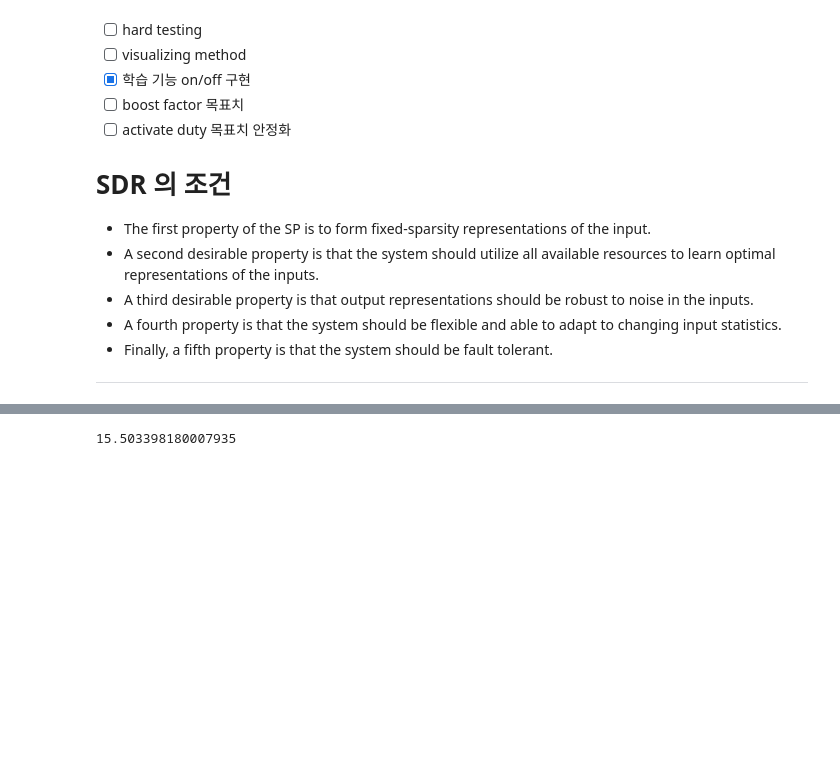
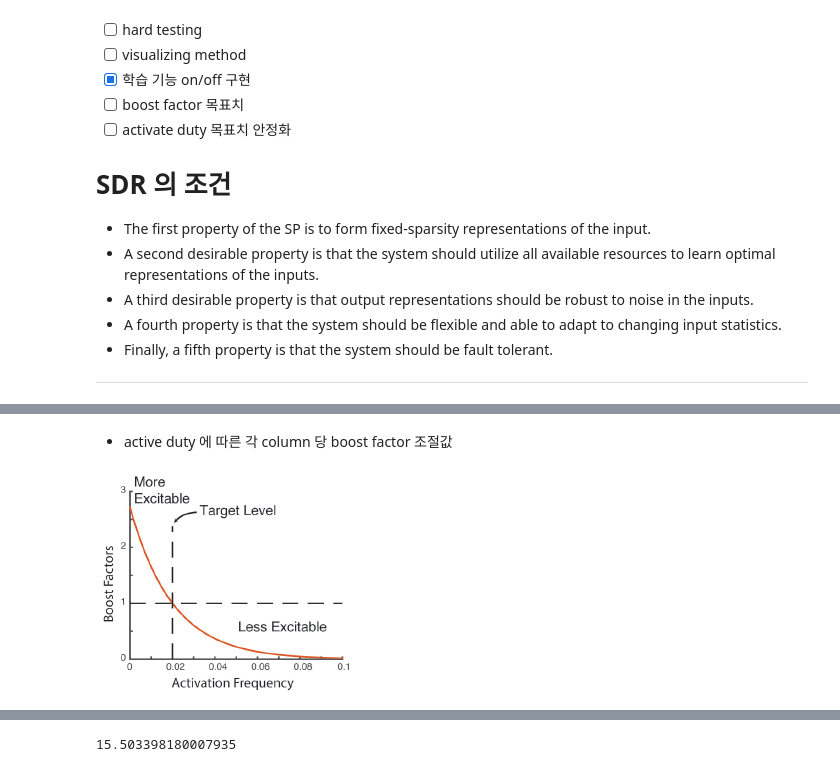
Before and after one commit to hhebb/HTM, a Jupyter notebook: SP3.ipynb, the cells around one changed output, grey strips where cells are left out. Saved outputs shown, nothing was run; the diff lists cells and outputs as text; code cells hidden in the pictures; blank space fills up the shorter version.

```diff
--- a/SP3.ipynb
+++ b/SP3.ipynb
@@ -29,3 +33,9 @@
+# %% [markdown]
+- active duty 에 따른 각 column 당 boost factor 조절값
+# %%
+Image("C:\\Users\\김민수\\Desktop\\HTM\\boostFactor.png")
+# %% [output]
+[figure, added]
 # %%
 import numpy as np
 import collections
```
Also changed, not shown: parts of 5 cells of this notebook.
